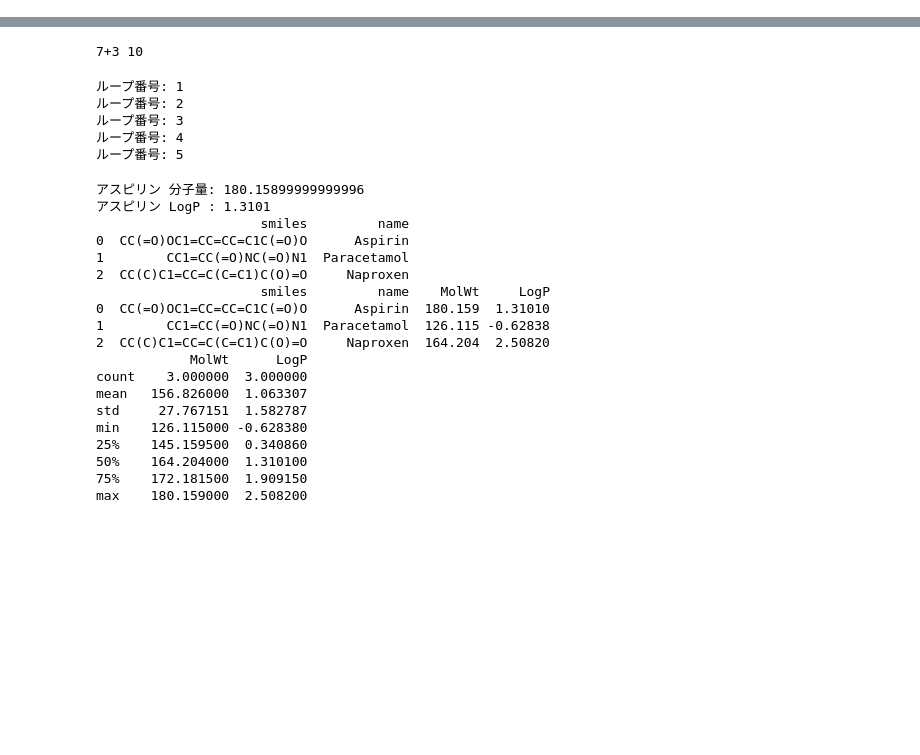
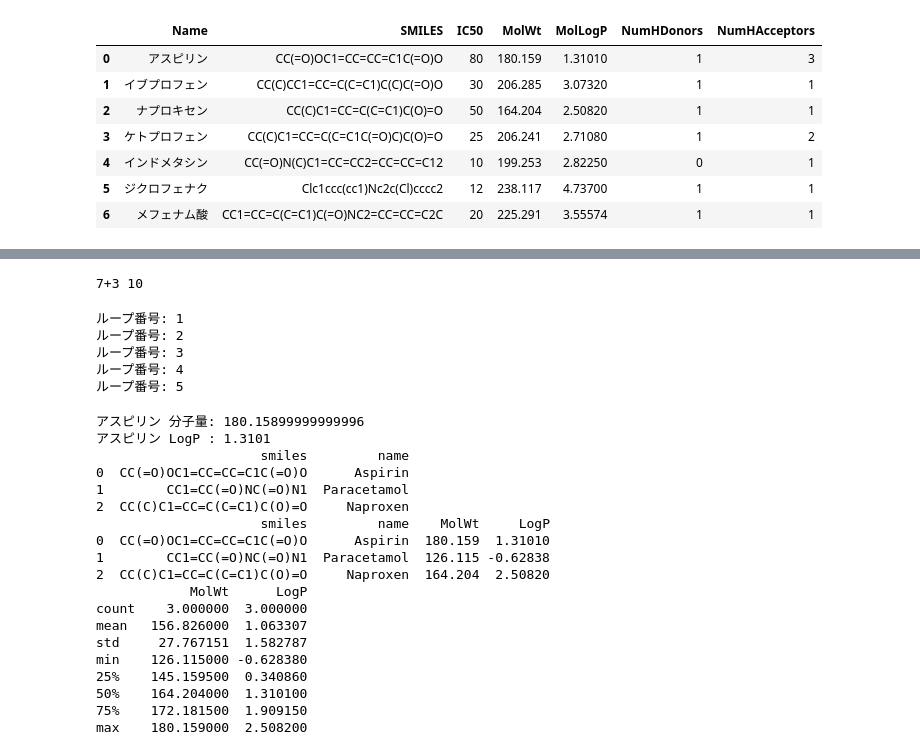
Before and after one commit to toooo-pharma/AI-, a Jupyter notebook: AI創薬.ipynb, the cells around one changed output, grey strips where cells are left out. Saved outputs shown, nothing was run; the diff lists cells and outputs as text; code cells hidden in the pictures; blank space fills up the shorter version.

```diff
--- a/AI創薬.ipynb
+++ b/AI創薬.ipynb
@@ -1,2 +1,22 @@
 # %% [markdown]
 <a href="https://colab.research.google.com/github/toooo-pharma/AI-/blob/main/AI%E5%89%B5%E8%96%AC.ipynb" target="_parent"><img src="https://colab.research.google.com/assets/colab-badge.svg" alt="Open In Colab"/></a>
+# %%
+#サンプルデータ作成
+import pandas as pd
+
+# 一部NSAIDs＋仮IC50（例値, nMとする）
+data = {
+    "Name": ["アスピリン", "イブプロフェン", "ナプロキセン", "ケトプロフェン", "インドメタシン", "ジクロフェナク", "メフェナム酸"],
+    "SMILES": [
+        "CC(=O)OC1=CC=CC=C1C(=O)O",       # アスピリン
+        "CC(C)CC1=CC=C(C=C1)C(C)C(=O)O",  # イブプロフェン
+        "CC(C)C1=CC=C(C=C1)C(O)=O",       # ナプロキセン
+        "CC(C)C1=CC=C(C=C1C(=O)C)C(O)=O", # ケトプロフェン
+        "CC(=O)N(C)C1=CC=CC2=CC=CC=C12", # インドメタシン
+        "Clc1ccc(cc1)Nc2c(Cl)cccc2", # ジクロフェナク
+        "CC1=CC=C(C=C1)C(=O)NC2=CC=CC=C2C", # メフェナム酸
+    ],
+    "IC50": [80, 30, 50, 25, 10, 12, 20] # 仮の活性値
+}
+df = pd.DataFrame(data)
+df
@@ -2,0 +32,22 @@
+# %%
+#分子記述計算
+!pip install rdkit-pypi matplotlib
+
+from rdkit import Chem
+from rdkit.ML.Descriptors import MoleculeDescriptors
+
+descriptor_names = ['MolWt', 'MolLogP', 'NumHDonors', 'NumHAcceptors']
+calc = MoleculeDescriptors.MolecularDescriptorCalculator(descriptor_names)
+
+def smiles_to_descriptors(smiles):
+    mol = Chem.MolFromSmiles(smiles)
+    if mol is not None:
+        return list(calc.CalcDescriptors(mol))
+    else:
+        return [None] * len(descriptor_names)
+
+desc = df['SMILES'].apply(smiles_to_descriptors)
+desc_df = pd.DataFrame(desc.tolist(), columns=descriptor_names)
+df_desc = pd.concat([df, desc_df], axis=1).dropna()
+df_desc
+# %% [output]
@@ -2,0 +66,8 @@
+|  | Name | SMILES | IC50 | MolWt | MolLogP | NumHDonors | NumHAcceptors |
+| 0 | アスピリン | CC(=O)OC1=CC=CC=C1C(=O)O | 80 | 180.159 | 1.31010 | 1 | 3 |
+| 1 | イブプロフェン | CC(C)CC1=CC=C(C=C1)C(C)C(=O)O | 30 | 206.285 | 3.07320 | 1 | 1 |
+| 2 | ナプロキセン | CC(C)C1=CC=C(C=C1)C(O)=O | 50 | 164.204 | 2.50820 | 1 | 1 |
+| 3 | ケトプロフェン | CC(C)C1=CC=C(C=C1C(=O)C)C(O)=O | 25 | 206.241 | 2.71080 | 1 | 2 |
+| 4 | インドメタシン | CC(=O)N(C)C1=CC=CC2=CC=CC=C12 | 10 | 199.253 | 2.82250 | 0 | 1 |
+| 5 | ジクロフェナク | Clc1ccc(cc1)Nc2c(Cl)cccc2 | 12 | 238.117 | 4.73700 | 1 | 1 |
+| 6 | メフェナム酸 | CC1=CC=C(C=C1)C(=O)NC2=CC=CC=C2C | 20 | 225.291 | 3.55574 | 1 | 1 |
```
Also changed, not shown: parts of 11 cells of this notebook.
